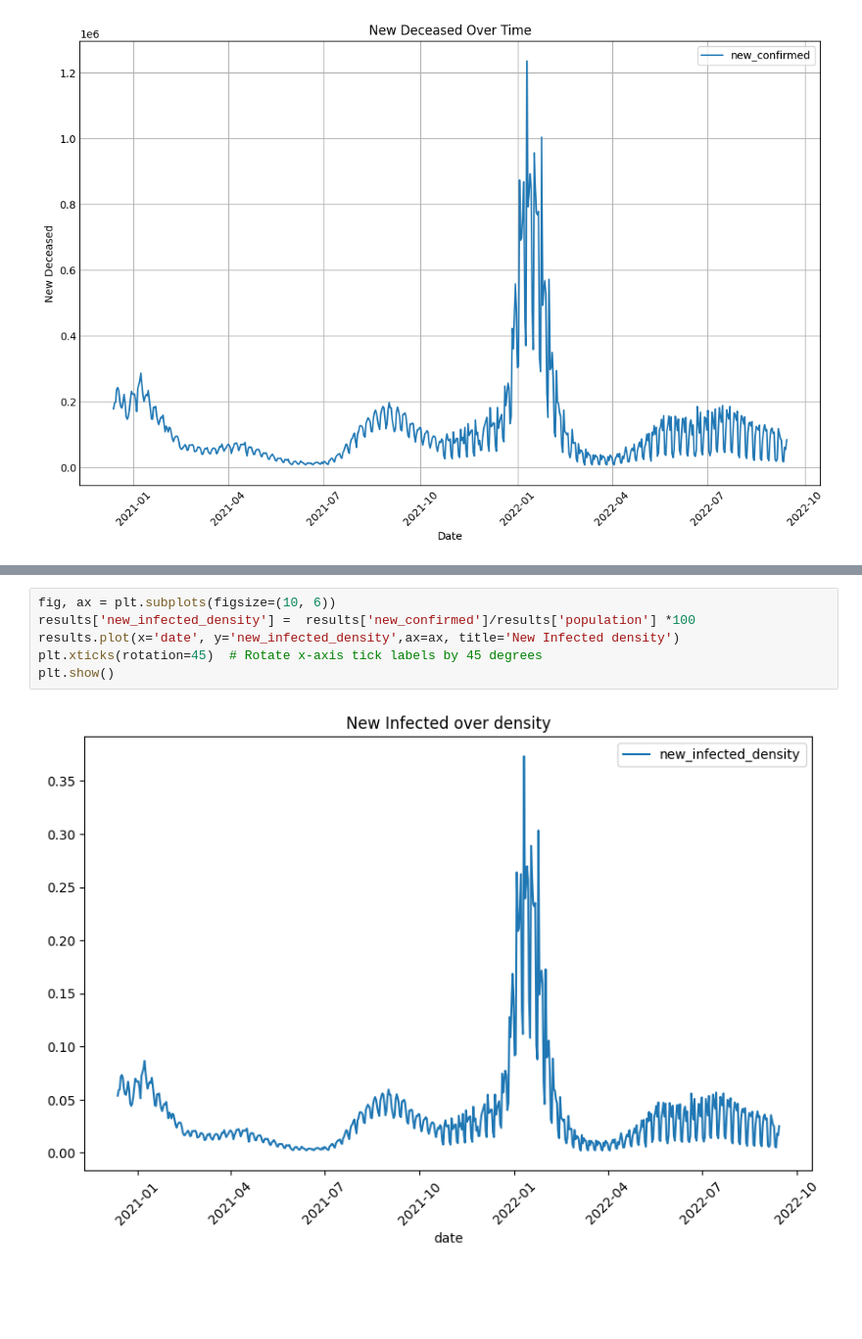
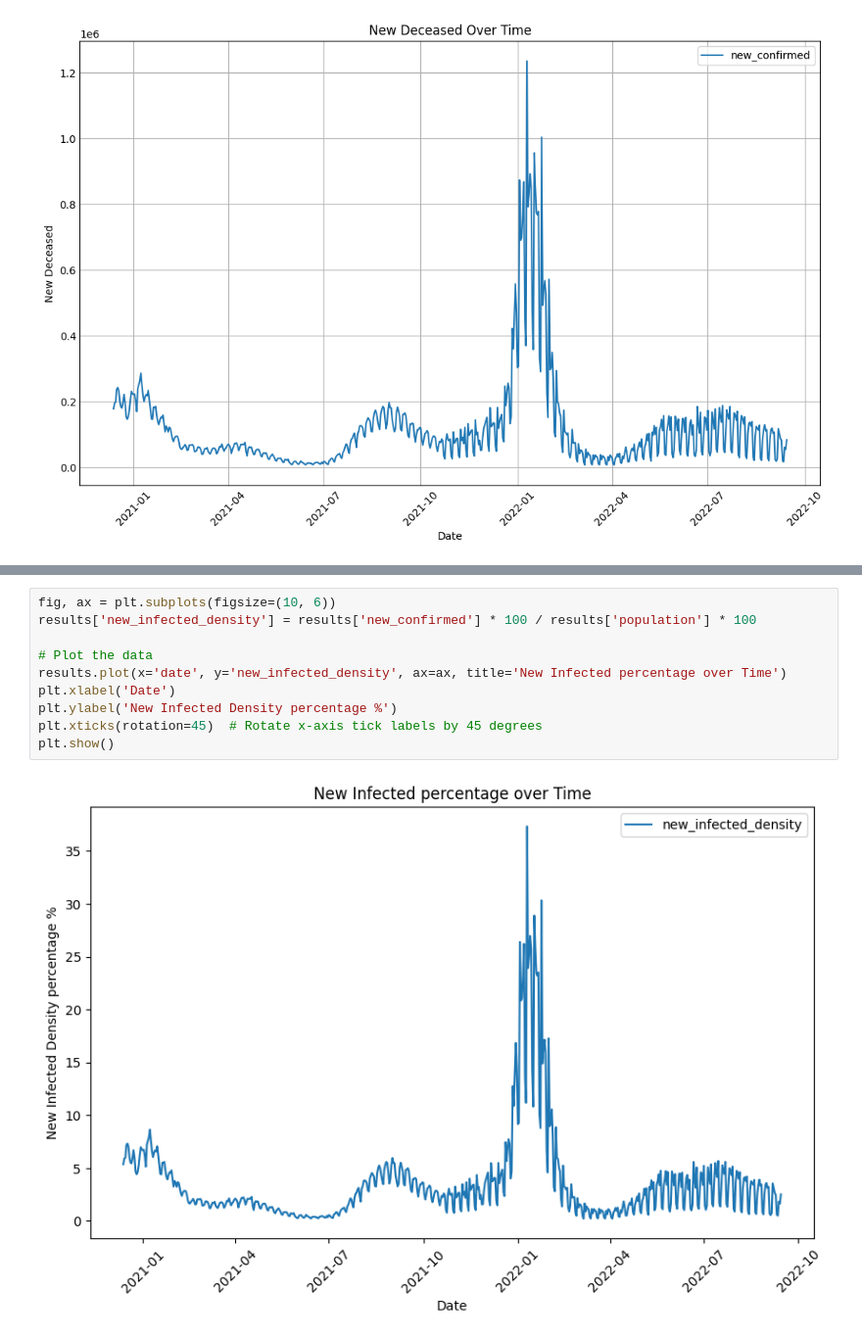
Before and after one commit to El-paolo/Covid19-data, a Jupyter notebook: covid-notebook.ipynb, the cells around one changed output, grey strips where cells are left out. Shown at 98% size. Drawn from its saved outputs; the diff is of its cells as text; blank space fills up the shorter version.

```diff
--- a/covid-notebook.ipynb
+++ b/covid-notebook.ipynb
@@ -128,8 +170,12 @@ plt.show()
 # %%
 fig, ax = plt.subplots(figsize=(10, 6))
-results['new_infected_density'] =  results['new_confirmed']/results['population'] *100
-results.plot(x='date', y='new_infected_density',ax=ax, title='New Infected density')
+results['new_infected_density'] = results['new_confirmed'] * 100 / results['population'] * 100
+
+# Plot the data
+results.plot(x='date', y='new_infected_density', ax=ax, title='New Infected percentage over Time')
+plt.xlabel('Date')
+plt.ylabel('New Infected Density percentage %')
 plt.xticks(rotation=45)  # Rotate x-axis tick labels by 45 degrees
 plt.show()
 # %% [output]
-[figure, old version]
+[figure, new version]
```
Also changed, not shown: parts of 18 cells of this notebook, 1 other file.
